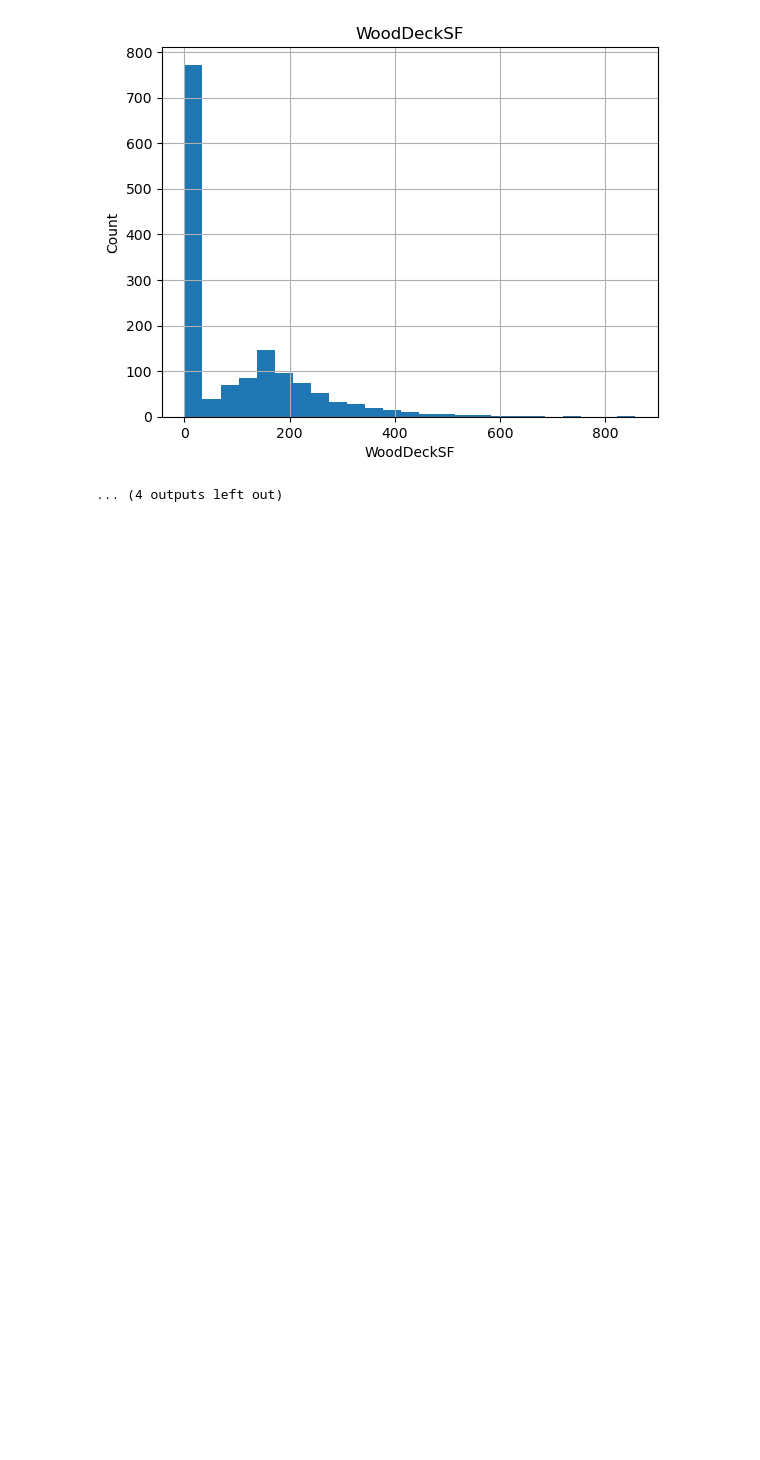
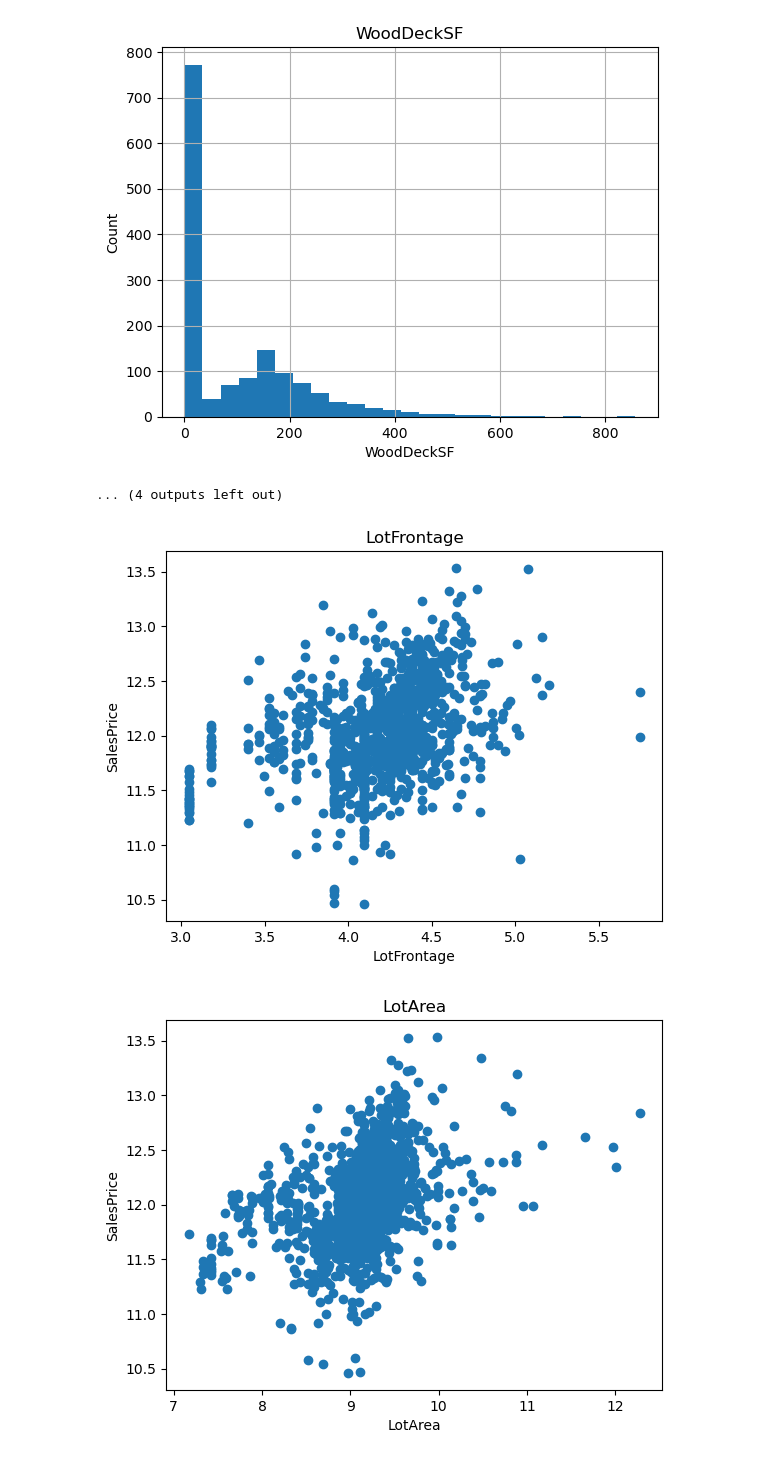
Before and after one commit to Bhaskar950/Machine_Learning_AI, a Jupyter notebook: 05-EDA_Projects/_02-Advanced-House-Price-Prediction-Practice/Eda.ipynb, the cells around one changed output. Drawn from its saved outputs; the diff is of its cells as text; code cells hidden in the pictures; blank space fills up the shorter version.

Commit message:
data analysis

```diff
--- a/05-EDA_Projects/_02-Advanced-House-Price-Prediction-Practice/Eda.ipynb
+++ b/05-EDA_Projects/_02-Advanced-House-Price-Prediction-Practice/Eda.ipynb
@@ -173,7 +186,10 @@ NameError: name 'year_feature' is not defined
 
 for feature in year_feature:
     if feature  != 'YrSold':
-        data = dataset.copy()
+        data = dataset.copy
+
+        ## We will capture the difference between year variable and year the house was sold for
+
         data[feature] = data['YrSold'] - data[feature]
 
         plt.scatter(data[feature],data['SalePrice'])
@@ -259,5 +279,21 @@ for feature in continuous_feature:
 [figure]
 ... (4 outputs left out)
 # %%
-Exploratory Data Analysis Part
+
 ## We will be using logarithmic transformation
+
+for feature in continuous_feature:
+    data = dataset.copy()
+    if 0 in data[feature].unique():
+        pass
+    else:
+        data[feature] = np.log(data[feature])
+        data['SalePrice'] = np.log(data['SalePrice'])
+        plt.scatter(data[feature],data['SalePrice'])
+        plt.xlabel(feature)
+        plt.ylabel('SalesPrice')
+        plt.title(feature)
+        plt.show()
+# %% [output]
+[figure, added]
+[figure, added]
```
Also changed, not shown: parts of 21 cells of this notebook.
